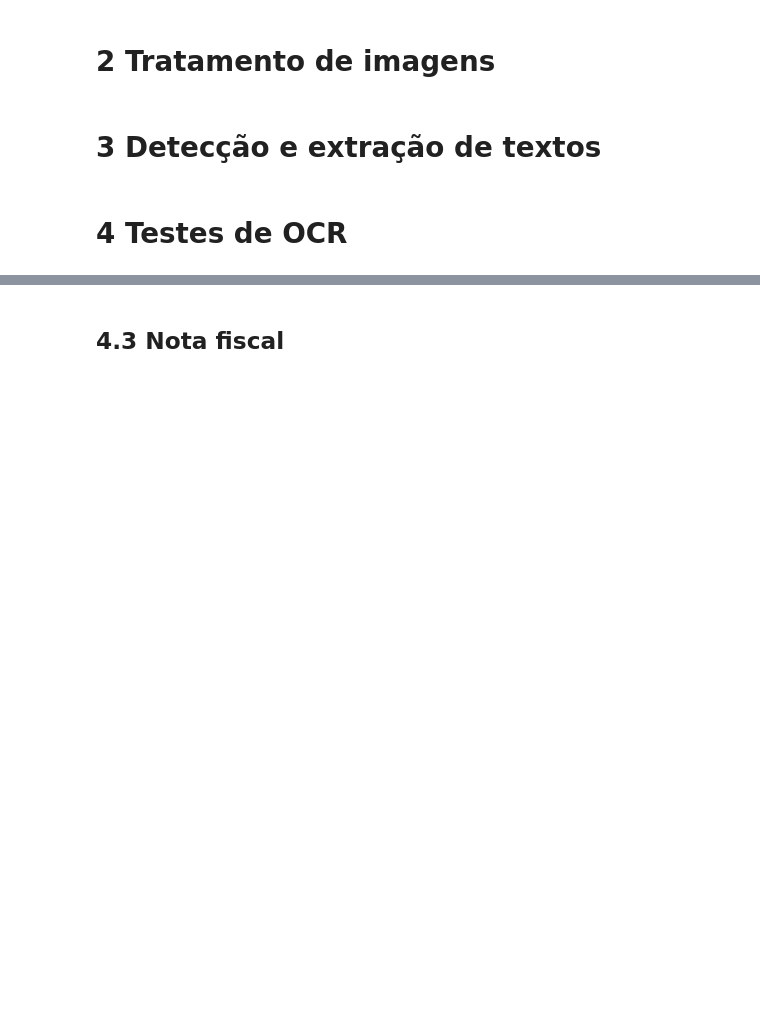
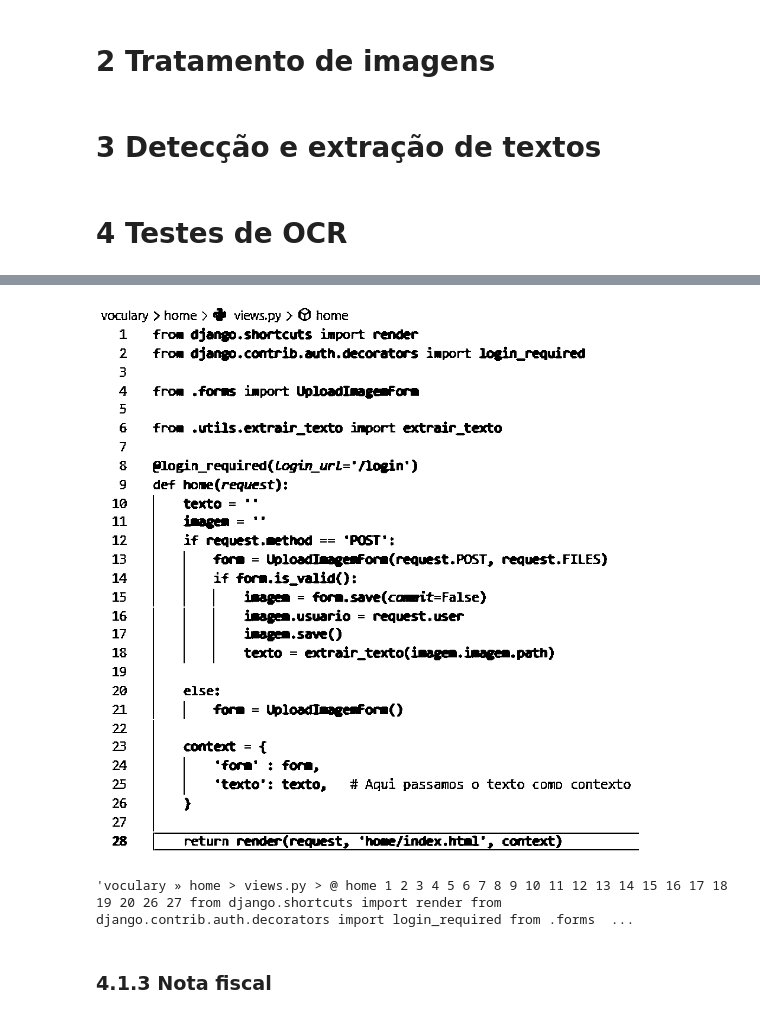
Before and after one commit to strawndri/tmcc-voculary, a Jupyter notebook: reconhecimento-texto/Notebook.ipynb, the cells around one changed output, grey strips where cells are left out. Cells and saved outputs as stored; diff of their text form; code cells hidden in the pictures; blank space fills up the shorter version.

```diff
--- a/reconhecimento-texto/Notebook.ipynb
+++ b/reconhecimento-texto/Notebook.ipynb
@@ -187,9 +225,12 @@ print(texto)
 # %%
 imagem, texto = extrair_texto(codigo)
 cv2_imshow(imagem)
-print(texto)
+texto
+# %% [output]
+[figure, added]
+'voculary » home > views.py > @ home 1 2 3 4 5 6 7 8 9 10 11 12 13 14 15 16 17 18 19 20 26 27 from django.shortcuts import render from django.contrib.auth.decorators import login_required from .forms  ...
 # %% [markdown]
-## 4.3 Nota fiscal
+### 4.1.3 Nota fiscal
 # %%
 imagem, texto = extrair_texto(nota_fiscal)
 cv2_imshow(imagem)
```
Also changed, not shown: parts of 26 cells of this notebook.
